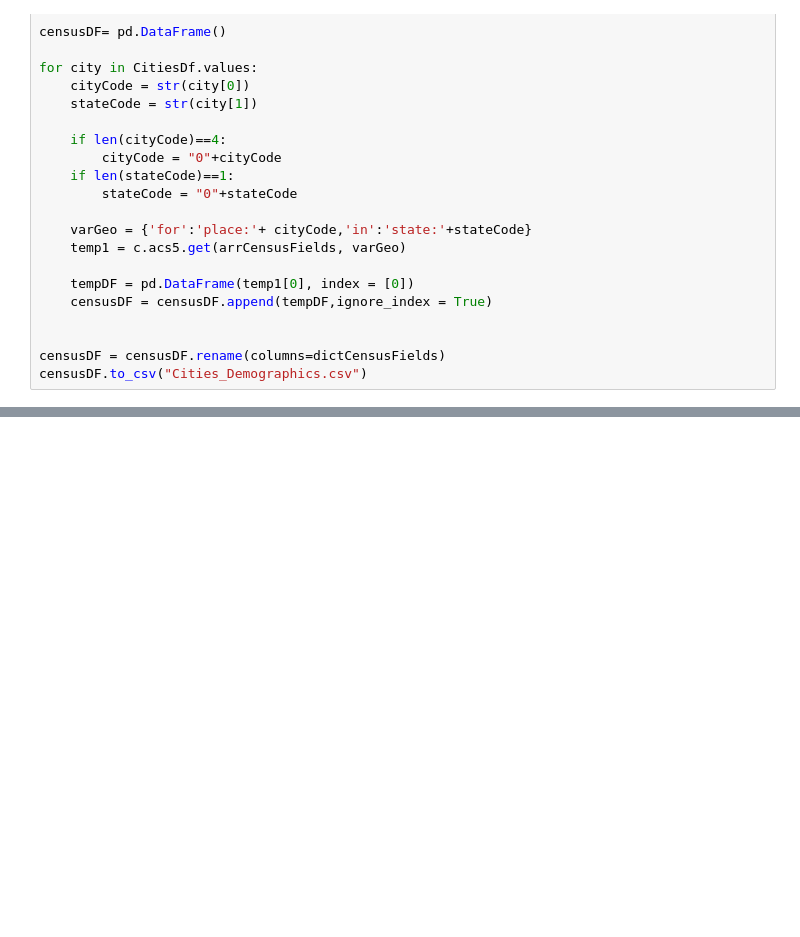
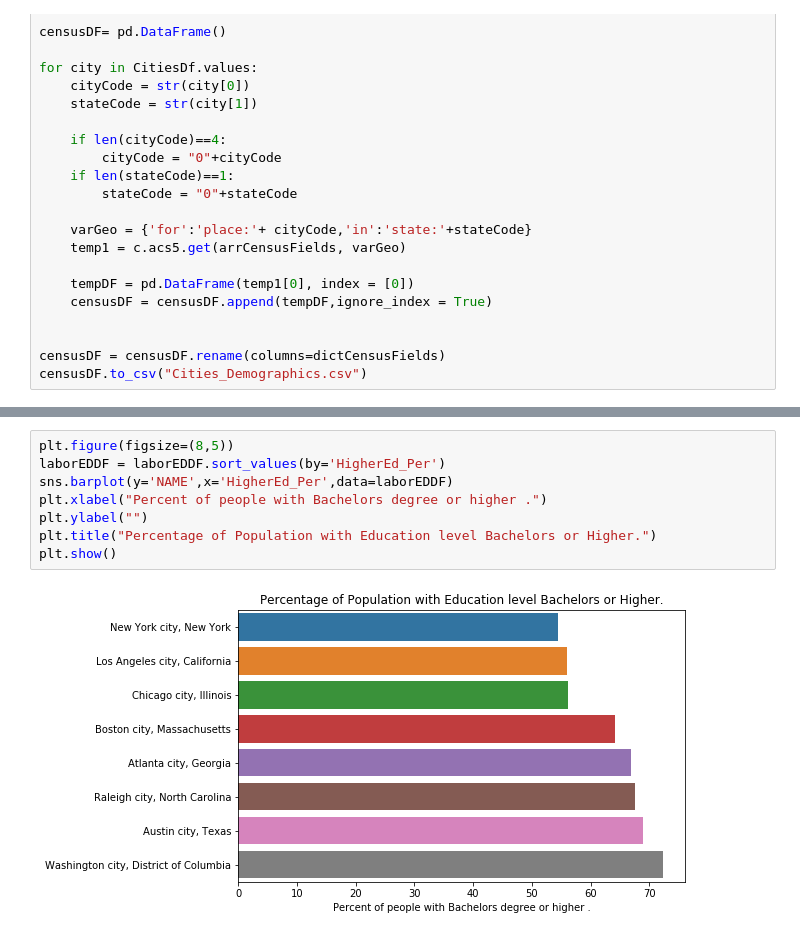
Before and after one commit to indranik/BC_Project1, a Jupyter notebook: Indu_Demographics.ipynb, the cells around one changed output, grey strips where cells are left out. Drawn from its saved outputs; the diff is of its cells as text; blank space fills up the shorter version.

```diff
--- a/Indu_Demographics.ipynb
+++ b/Indu_Demographics.ipynb
@@ -168,0 +189,10 @@ plt.show()
+# %%
+plt.figure(figsize=(8,5))
+laborEDDF = laborEDDF.sort_values(by='HigherEd_Per')
+sns.barplot(y='NAME',x='HigherEd_Per',data=laborEDDF)
+plt.xlabel("Percent of people with Bachelors degree or higher .")
+plt.ylabel("")
+plt.title("Percentage of Population with Education level Bachelors or Higher.")
+plt.show()
+# %% [output]
+[figure, added]
```
Also changed, not shown: parts of 13 cells of this notebook, 1 other file.
